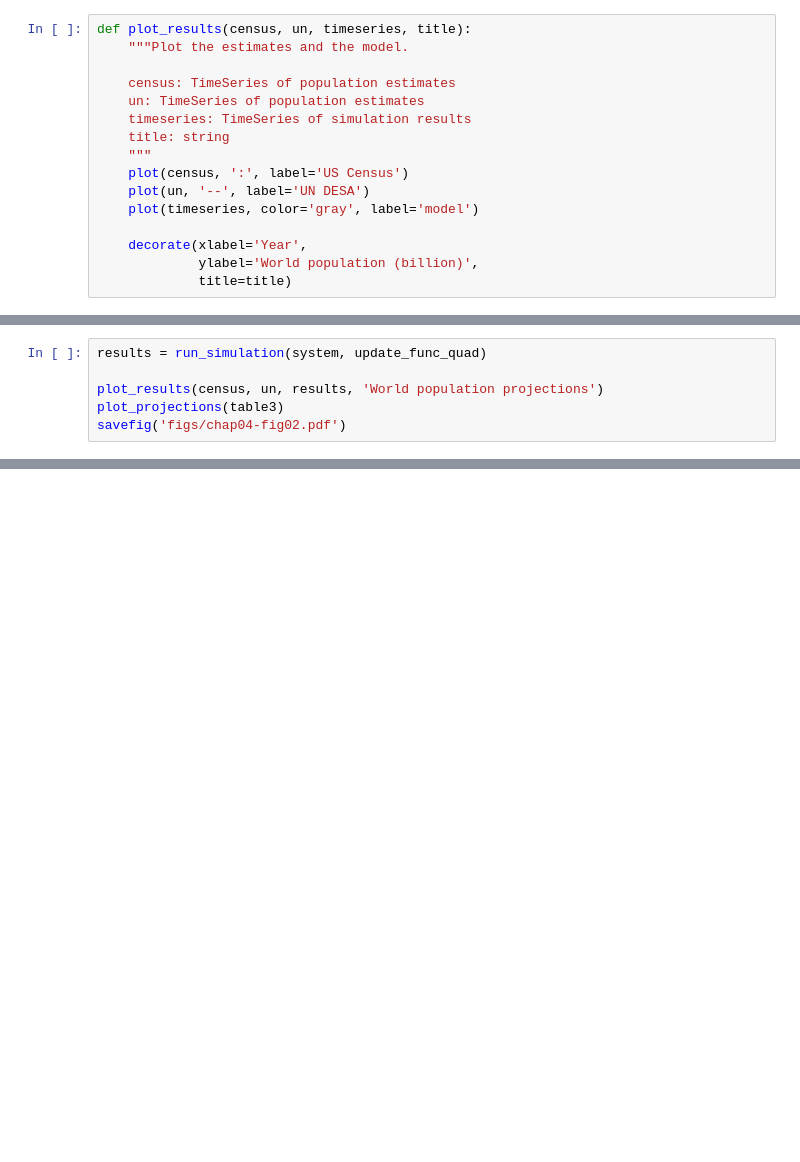
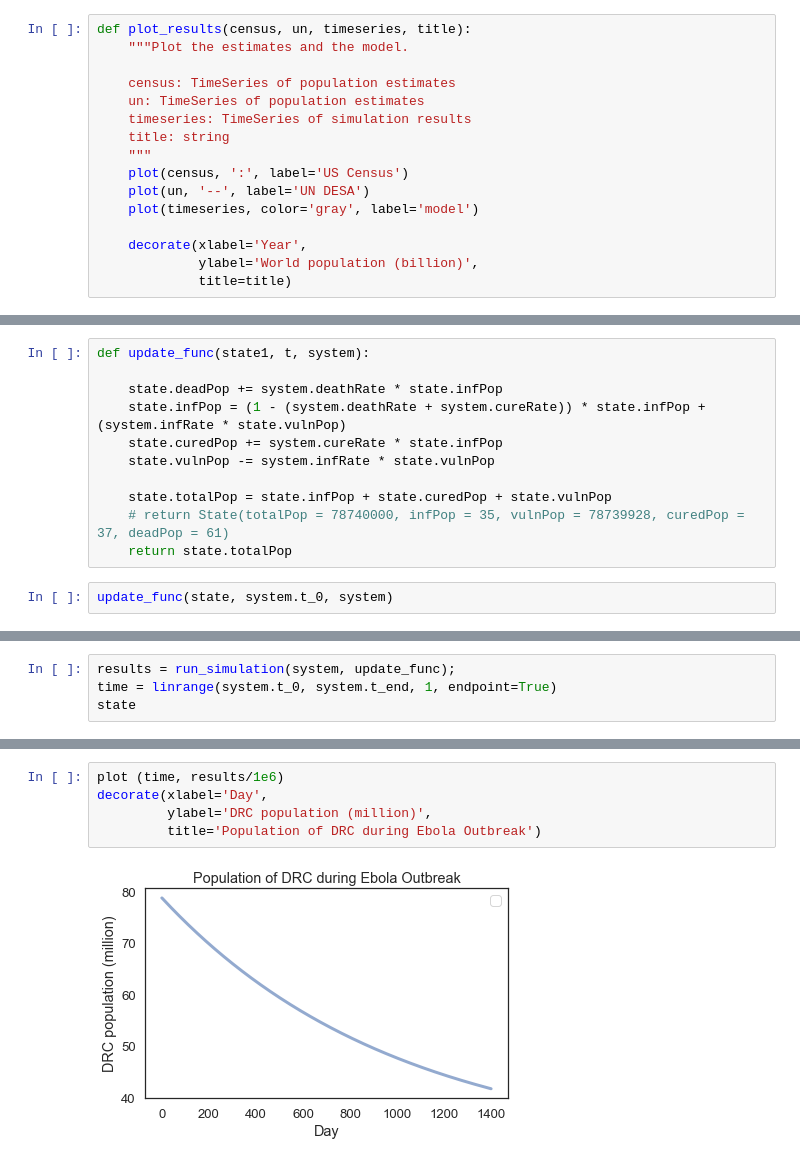
Before and after one commit to SanderMiller/ModSimPy, a Jupyter notebook: code/Project 1 - Ebola.ipynb, the cells around one changed output, grey strips where cells are left out. Saved outputs shown, nothing was run; the diff lists cells and outputs as text; blank space fills up the shorter version.

Commit message:
Project 1: v1

```diff
--- a/code/Project 1 - Ebola.ipynb
+++ b/code/Project 1 - Ebola.ipynb
@@ -156,6 +79,0 @@ system = System(t_0=t_0,
-# %%
-results = run_simulation(system, update_func_quad)
-
-plot_results(census, un, results, 'World population projections')
-plot_projections(table3)
-savefig('figs/chap04-fig02.pdf')
@@ -207,0 +98,13 @@ Other than a bump around 1990, net growth rate has been declining roughly linear
+# %%
+def update_func(state1, t, system):
+
+    state.deadPop += system.deathRate * state.infPop
+    state.infPop = (1 - (system.deathRate + system.cureRate)) * state.infPop + (system.infRate * state.vulnPop)
+    state.curedPop += system.cureRate * state.infPop
+    state.vulnPop -= system.infRate * state.vulnPop
+
+    state.totalPop = state.infPop + state.curedPop + state.vulnPop
+    # return State(totalPop = 78740000, infPop = 35, vulnPop = 78739928, curedPop = 37, deadPop = 61)
+    return state.totalPop
+# %%
+update_func(state, system.t_0, system)
@@ -207,0 +113,4 @@ Other than a bump around 1990, net growth rate has been declining roughly linear
+# %%
+results = run_simulation(system, update_func);
+time = linrange(system.t_0, system.t_end, 1, endpoint=True)
+state
@@ -207,0 +124,7 @@ Other than a bump around 1990, net growth rate has been declining roughly linear
+# %%
+plot (time, results/1e6)
+decorate(xlabel='Day',
+         ylabel='DRC population (million)',
+         title='Population of DRC during Ebola Outbreak')
+# %% [output]
+[figure, added]
```
Also changed, not shown: parts of 55 cells of this notebook.
